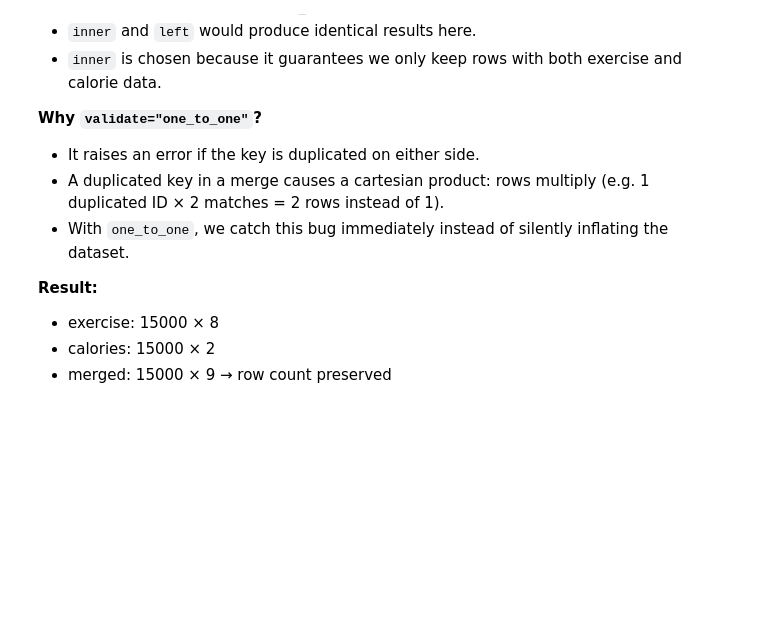
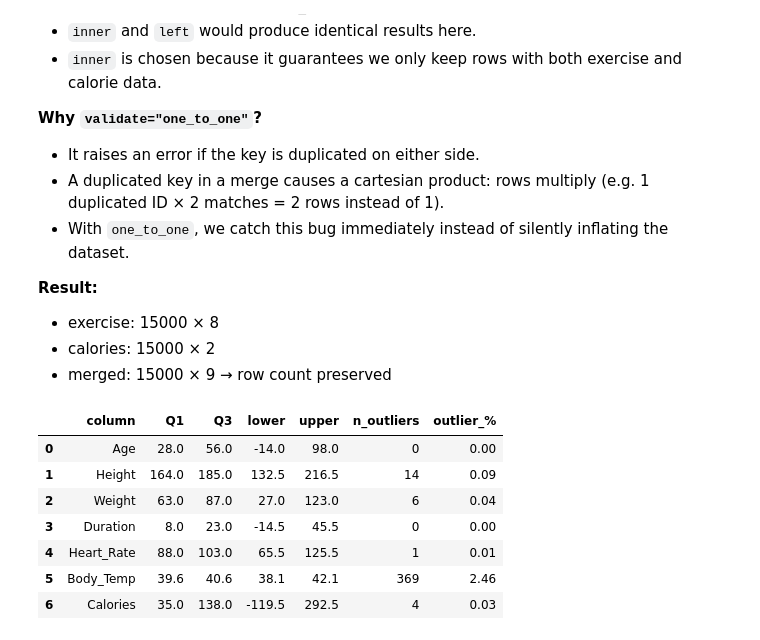
Before and after one commit to Sheyda-Fathi/fitness-calories-eda, a Jupyter notebook: notebooks/01_cleaning.ipynb, the cells around one changed output. Saved outputs shown, nothing was run; the diff lists cells and outputs as text; code cells hidden in the pictures; blank space fills up the shorter version.

```diff
--- a/notebooks/01_cleaning.ipynb
+++ b/notebooks/01_cleaning.ipynb
@@ -339,3 +339,56 @@ duplicated User id: 0
 - exercise: 15000 × 8
 - calories: 15000 × 2
 - merged:   15000 × 9  →  row count preserved
+# %%
+def iqr_bounds(s: pd.Series, k: float = 1.5) -> tuple[float, float]:
+    """
+    Compute IQR-based lower and upper bounds for outlier detection.
+
+    Parameters
+    ----------
+    s : pd.Series
+        Numeric series to analyze.
+    k : float, default 1.5
+        IQR multiplier. 1.5 = standard; 3.0 = extreme outliers only.
+
+    Returns
+    -------
+    tuple[float, float]
+        (lower_bound, upper_bound)
+    """
+    q1 = s.quantile(0.25)
+    q3 = s.quantile(0.75)
+    iqr = q3 - q1
+    lower = q1 - k * iqr
+    upper = q3 + k * iqr
+    return lower, upper
+# %%
+numeric_cols = ["Age","Height","Weight","Duration","Heart_Rate","Body_Temp","Calories"]
+rows = []
+for col in numeric_cols:
+    s = df[col]
+    q1 = s.quantile(0.25)
+    q3 = s.quantile(0.75)
+    lower, upper = iqr_bounds(s)
+    n_out = ((s < lower) | (s > upper)).sum()
+    rows.append({
+        "column":     col,
+        "Q1":         round(q1, 2),
+        "Q3":         round(q3, 2),
+        "lower":      round(lower, 2),
+        "upper":      round(upper, 2),
+        "n_outliers": n_out,
+        "outlier_%":  round(n_out / len(s) * 100, 2),
+    })
+
+outlier_table = pd.DataFrame(rows)
+outlier_table
+# %% [output]
+|  | column | Q1 | Q3 | lower | upper | n_outliers | outlier_% |
+| 0 | Age | 28.0 | 56.0 | -14.0 | 98.0 | 0 | 0.00 |
+| 1 | Height | 164.0 | 185.0 | 132.5 | 216.5 | 14 | 0.09 |
+| 2 | Weight | 63.0 | 87.0 | 27.0 | 123.0 | 6 | 0.04 |
+| 3 | Duration | 8.0 | 23.0 | -14.5 | 45.5 | 0 | 0.00 |
+| 4 | Heart_Rate | 88.0 | 103.0 | 65.5 | 125.5 | 1 | 0.01 |
+| 5 | Body_Temp | 39.6 | 40.6 | 38.1 | 42.1 | 369 | 2.46 |
+| 6 | Calories | 35.0 | 138.0 | -119.5 | 292.5 | 4 | 0.03 |
```
Also changed, not shown: parts of 4 cells of this notebook.
